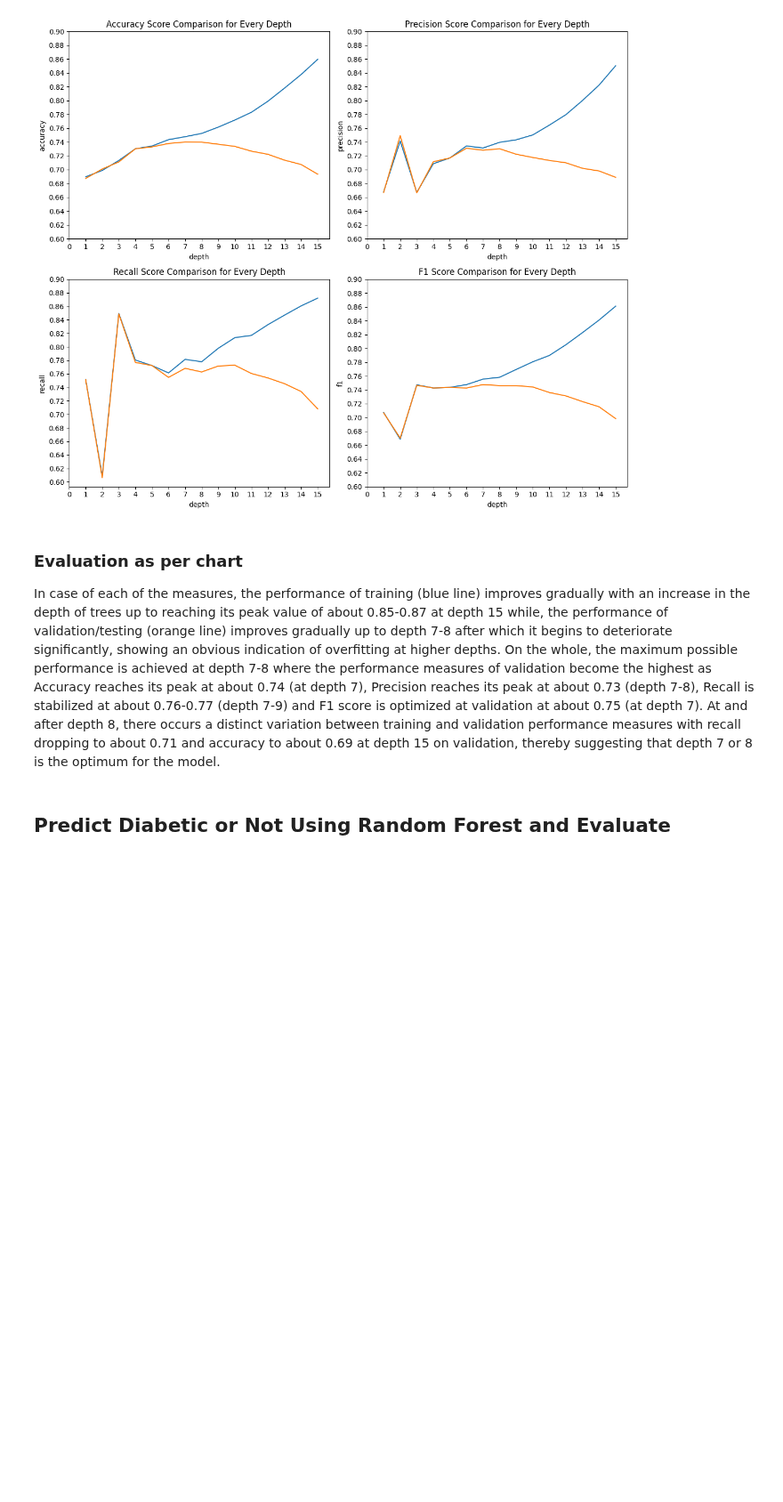
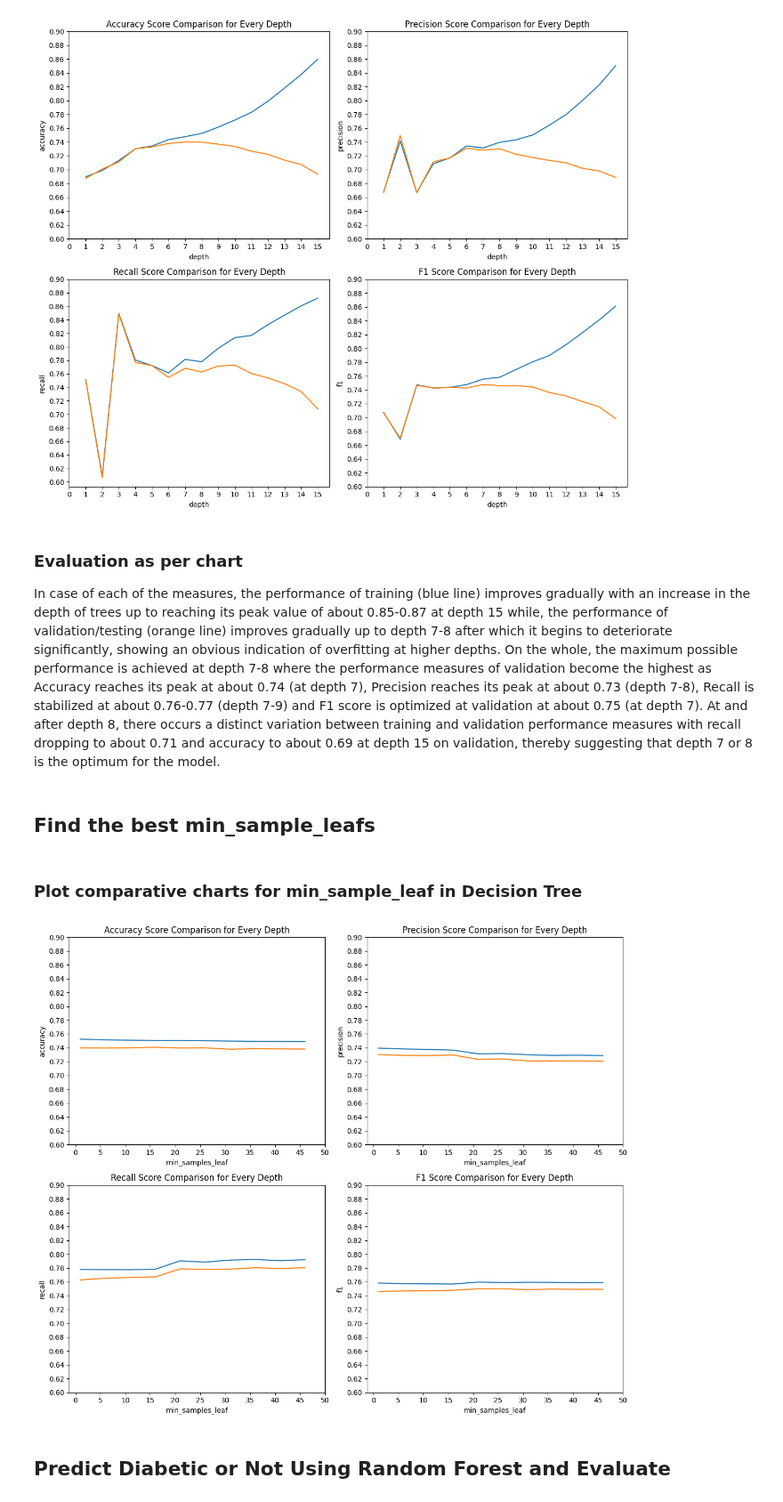
Before and after one commit to tikadatta2005/DENGUE, a Jupyter notebook: main.ipynb, the cells around one changed output. Shown at 89% size. Cells and saved outputs as stored; diff of their text form; code cells hidden in the pictures; blank space fills up the shorter version.

```diff
--- a/main.ipynb
+++ b/main.ipynb
@@ -166,12 +166,12 @@ y_test = test["diabetes_target"]
 ### Train Decision Trees and Store Metrics
 # %%
 dt_metrics = []
-decision_trees = []
 
 for depth in range(1, 16):
     dt = DecisionTreeClassifier(
         max_depth=depth,
-        random_state=41
+        random_state=41,
+        criterion="gini"
     )
 
     dt.fit(X_train, y_train)
@@ -194,7 +194,6 @@ for depth in range(1, 16):
     }
     # append metrics
     dt_metrics.append(metric)
-    decision_trees.append(dt)
 
 dt_metrics = pd.DataFrame(dt_metrics)
 # %% [markdown]
@@ -225,3 +224,5 @@ plt.close()
 # %% [markdown]
 ### Evaluation as per chart
 In case of each of the measures, the performance of training (blue line) improves gradually with an increase in the depth of trees up to reaching its peak value of about 0.85-0.87 at depth 15 while, the performance of validation/testing (orange line) improves gradually up to depth 7-8 after which it begins to deteriorate significantly, showing an obvious indication of overfitting at higher depths. On the whole, the maximum possible performance is achieved at depth 7-8 where the performance measures of validation become the highest as Accuracy reaches its peak at about 0.74 (at depth 7), Precision reaches its peak at about 0.73 (depth 7-8), Recall is stabilized at about 0.76-0.77 (depth 7-9) and F1 score is optimized at validation at about 0.75 (at depth 7). At and after depth 8, there occurs a distinct variation between training and validation performance measures with recall dropping to about 0.71 and accuracy to about 0.69 at depth 15 on validation, thereby suggesting that depth 7 or 8 is the optimum for the model.
+# %% [markdown]
+## Find the best min_sample_leafs
@@ -228,3 +265,28 @@ In case of each of the measures, the performance of training (blue line) improve
+# %% [markdown]
+### Plot comparative charts for min_sample_leaf in Decision Tree
+# %%
+# figure size
+plt.figure(figsize=(12, 10))
+
+# subplots for each
+for i, col in enumerate(["accuracy", "precision", "recall", "f1"]):
+    # create a subplot
+    plt.subplot(2, 2, i+1)
+    plt.title(f"{col.capitalize()} Score Comparison for Every Depth")
+    sns.lineplot(dt_metrics_msl, x=f"min_samples_leaf", y=f"train_{col}")
+    sns.lineplot(dt_metrics_msl, x=f"min_samples_leaf", y=f"val_{col}")
+    plt.yticks([j/100 for j in range(60, 92, 2)])
+    plt.xticks([j for j in range(0, 51, 5)])
+    plt.xlabel("min_samples_leaf")
+    plt.ylabel(col)
+
+plt.tight_layout()
+# save
+plt.savefig("./resources/decision_tree_metric_plots_features_leaf.png")
+plt.show()
+plt.close()
+# %% [output]
+[figure, added]
 # %% [markdown]
 ## Predict Diabetic or Not Using Random Forest and Evaluate
 # %%
```
Also changed, not shown: parts of 8 cells of this notebook, 4 other files.
